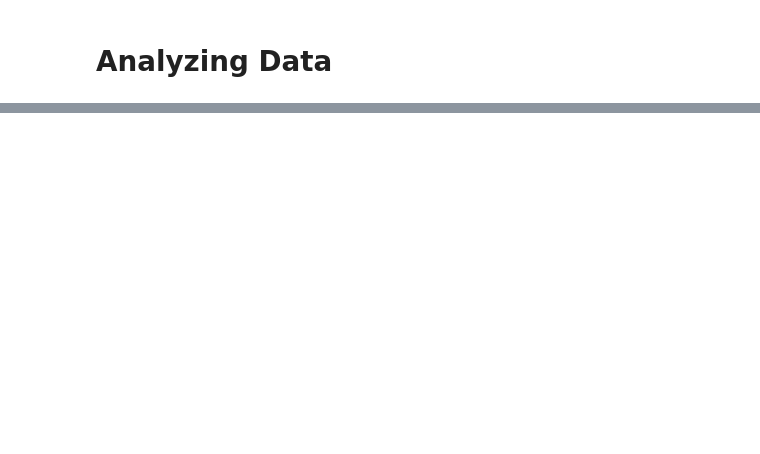
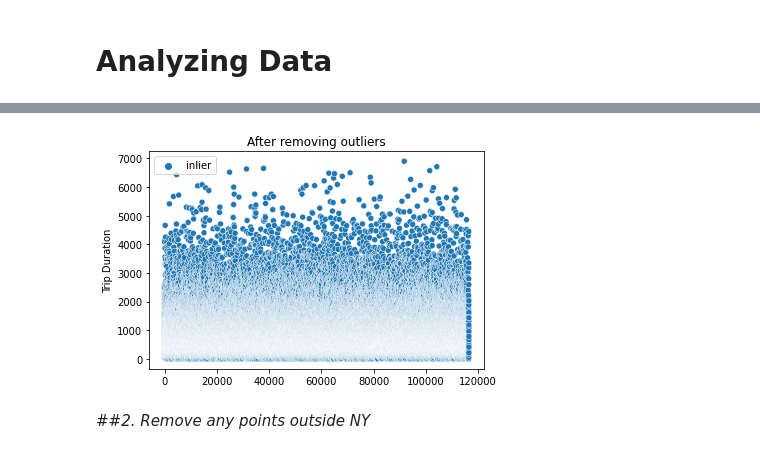
Before and after one commit to EliasEconomou/DataMining2-Travel-Time-Prediction, a Jupyter notebook: DataMining2_Travel_Time_Prediction.ipynb, the cells around one changed output, grey strips where cells are left out. Cells and saved outputs as stored; diff of their text form; code cells hidden in the pictures; blank space fills up the shorter version.

```diff
--- a/DataMining2_Travel_Time_Prediction.ipynb
+++ b/DataMining2_Travel_Time_Prediction.ipynb
@@ -37,0 +97,10 @@ print(train.shape,test.shape,target.shape)
+# %%
+# Now let's remove all rows with trip duration outliers
+trainDF = trainDF.drop(trainDF[trainDF.trip_duration > upperOutlier].index)
+trainDF = trainDF.drop(trainDF[trainDF.trip_duration < lowerOutlier].index)
+
+# Print the new statistics
+newStatistics = trainDF.describe()
+newTripDurMean = newStatistics["trip_duration"]["mean"]
+newTripDurStd = newStatistics["trip_duration"]["std"]
+newStatistics
@@ -37,0 +117,22 @@ print(train.shape,test.shape,target.shape)
+# %%
+# Compute new outliers
+newUpperOutlier = tripDurMean+2*tripDurStd
+newLowerOutlier = tripDurMean-2*tripDurStd
+
+new_is_outlier = np.where((trainDF.trip_duration >= newUpperOutlier) | (trainDF.trip_duration <= newLowerOutlier),"outlier","inlier")
+# %%
+# x-axis values
+x_values = range(trainDF.trip_duration.shape[0])
+
+# y-axis values
+y_values = trainDF.trip_duration
+
+plotWithOutliers = sns.scatterplot(data=y_values,
+                                   y=y_values,
+                                   x=x_values,
+                                   hue=new_is_outlier).set(title="After removing outliers",
+                                                       ylabel = "Trip Duration")
+# %% [output]
+[figure, added]
+# %% [markdown]
+##*2. Remove any points outside NY*
```
Also changed, not shown: parts of 11 cells of this notebook.
